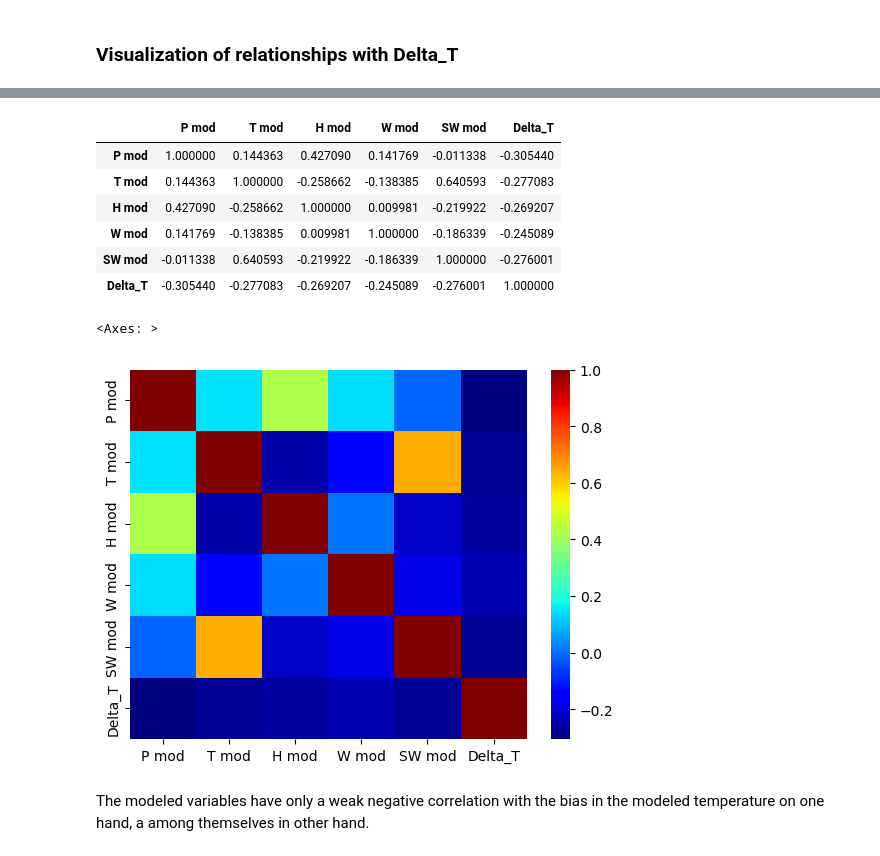
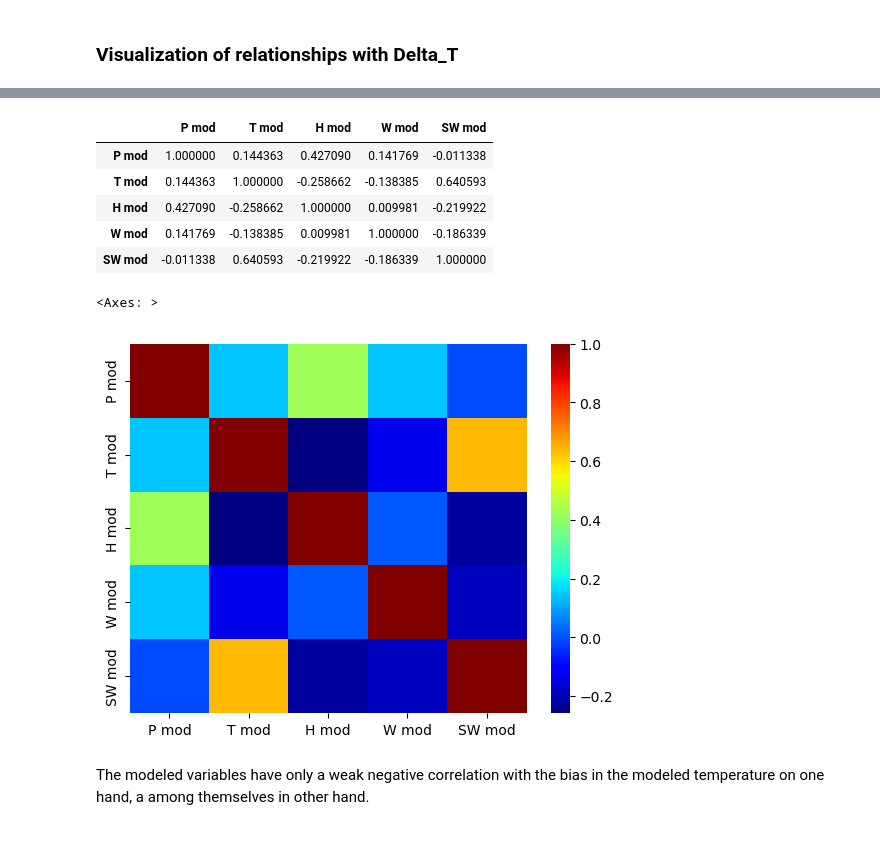
Before and after one commit to AIEnthousiast/Bias_Correction_Model, a Jupyter notebook: MasterNotebook.ipynb, the cells around one changed output, grey strips where cells are left out. Drawn from its saved outputs; the diff is of its cells as text; code cells hidden in the pictures.

Commit message:
Starting exploring seasons

```diff
--- a/MasterNotebook.ipynb
+++ b/MasterNotebook.ipynb
@@ -159,25 +160,28 @@ from statsmodels.tsa.seasonal import seasonal_decompose
 
 data  = station_0_data_indexed[pd.isna(station_0_data_indexed["T obs"]) == False].loc[:,["T obs","T mod"]]
 cleaned_T_obs,cleaned_T_mod = data.loc[:,"T obs"], data.loc[:,"T mod"]
-print(cleaned_T_obs)
 decomposition = seasonal_decompose(cleaned_T_obs, model = "additive", period=365)
 
-trend = decomposition.trend
-seasonal = decomposition.seasonal
-residual = decomposition.resid
+trend = pd.DataFrame(decomposition.trend,columns=["trend"])
+seasonal = pd.DataFrame(decomposition.seasonal,columns=["seasonal"])
+residual = pd.DataFrame(decomposition.resid,columns=["residual"])
+
 objects = {"trend":trend,"sesonal":seasonal,"residual":residual}
 
 decomposition = seasonal_decompose(cleaned_T_mod, model = "additive", period=365)
 
-trend = decomposition.trend
-seasonal = decomposition.seasonal
-residual = decomposition.resid
+trend = pd.DataFrame(decomposition.trend,columns=["trend"])
+seasonal = pd.DataFrame(decomposition.seasonal,columns=["seasonal"])
+residual = pd.DataFrame(decomposition.resid,columns=["residual"])
+
+
+
 
 objects2 = {"trend":trend,"sesonal":seasonal,"residual":residual}
 
-
 plt.figure(figsize=(15,9))
 idx = 1
+group_seasons = station_0_data_indexed.groupby("season")
 for key,value in  objects.items():
     ax = plt.subplot(3, 1, idx)
     idx += 1
@@ -250,22 +257,22 @@ data  = station_0_data_indexed[pd.isna(station_0_data_indexed["Delta_T"]) == Fal
 # %%
-features = mod_targets
+features = mod_targets + ["season"]
 # %%
-predictive_data = data.loc[:, features + ["Delta_T"]]
+predictive_data = data[features + ["Delta_T"]]
 # %%
-predictive_data.corr()
+numerical_features = [feature for feature in features if "mod" in feature]
+predictive_data[numerical_features].corr()
 # %% [output]
-|  | P mod | T mod | H mod | W mod | SW mod | Delta_T |
-| P mod | 1.000000 | 0.144363 | 0.427090 | 0.141769 | -0.011338 | -0.305440 |
-| T mod | 0.144363 | 1.000000 | -0.258662 | -0.138385 | 0.640593 | -0.277083 |
-| H mod | 0.427090 | -0.258662 | 1.000000 | 0.009981 | -0.219922 | -0.269207 |
-| W mod | 0.141769 | -0.138385 | 0.009981 | 1.000000 | -0.186339 | -0.245089 |
-| SW mod | -0.011338 | 0.640593 | -0.219922 | -0.186339 | 1.000000 | -0.276001 |
-| Delta_T | -0.305440 | -0.277083 | -0.269207 | -0.245089 | -0.276001 | 1.000000 |
+|  | P mod | T mod | H mod | W mod | SW mod |
+| P mod | 1.000000 | 0.144363 | 0.427090 | 0.141769 | -0.011338 |
+| T mod | 0.144363 | 1.000000 | -0.258662 | -0.138385 | 0.640593 |
+| H mod | 0.427090 | -0.258662 | 1.000000 | 0.009981 | -0.219922 |
+| W mod | 0.141769 | -0.138385 | 0.009981 | 1.000000 | -0.186339 |
+| SW mod | -0.011338 | 0.640593 | -0.219922 | -0.186339 | 1.000000 |
 # %%
-sns.heatmap(predictive_data.corr(),cmap="jet")
+sns.heatmap(predictive_data[numerical_features].corr(),cmap="jet")
 # %% [output]
 <Axes: >
-[figure, old version]
+[figure, new version]
 # %% [markdown]
 The modeled variables have only  a  weak negative correlation with the bias in the modeled temperature on one hand, a among themselves in other hand.
 # %%
```
Also changed, not shown: parts of 15 cells of this notebook, 1 other file.
